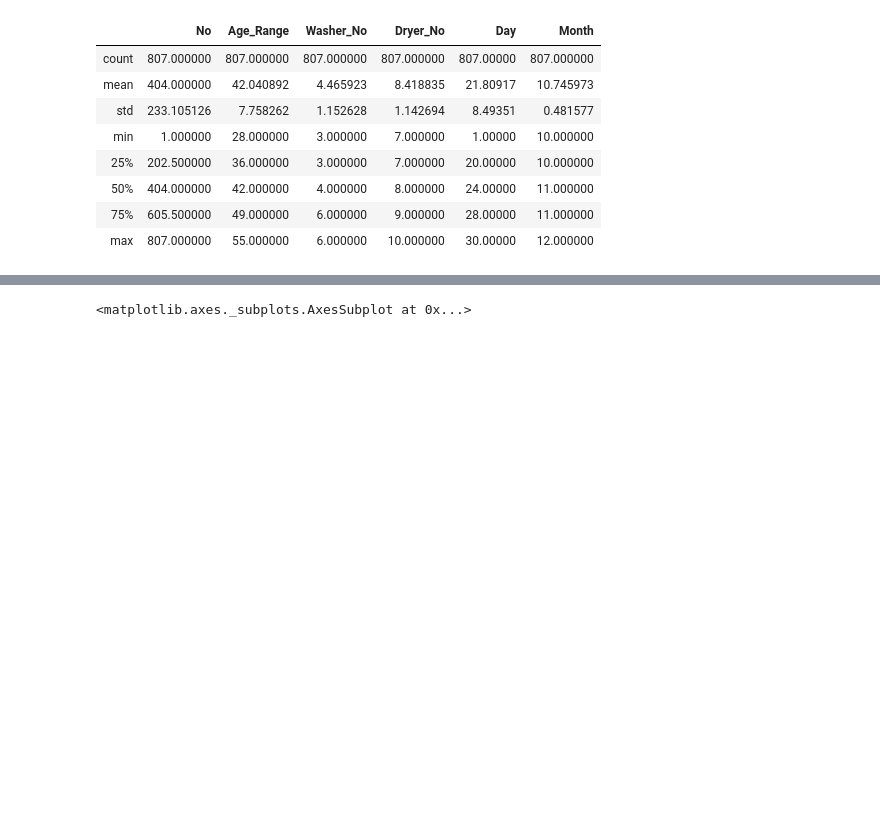
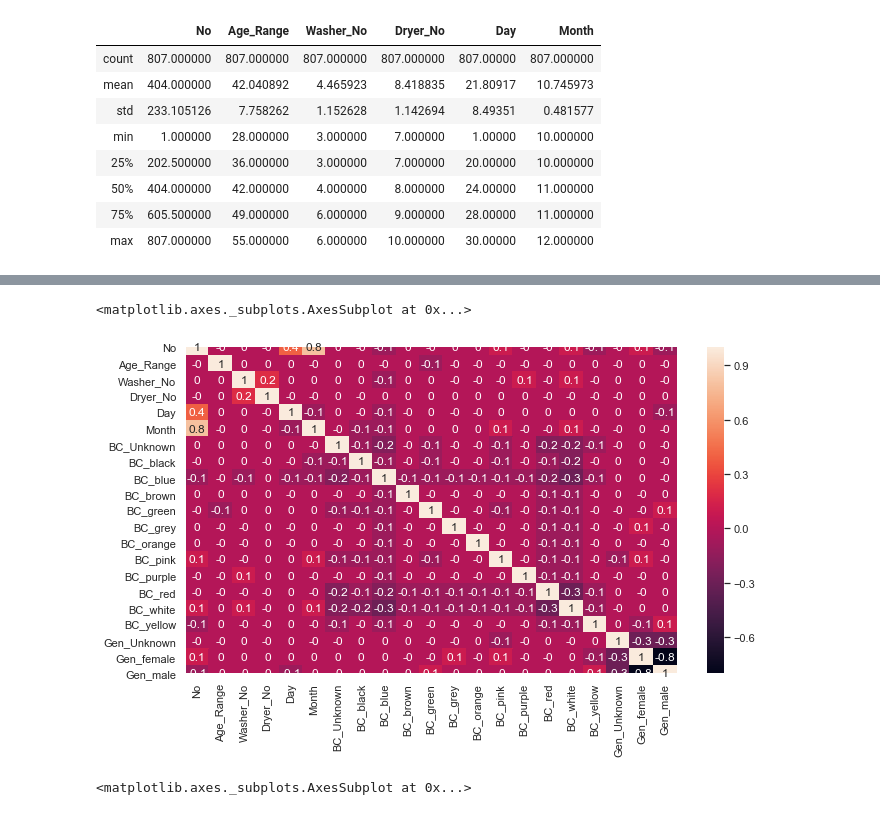
Before and after one commit to CRJoshuaa/Data-Mining-Project, a Jupyter notebook: Project_Amiera.ipynb, the cells around one changed output, grey strips where cells are left out. Saved outputs shown, nothing was run; the diff lists cells and outputs as text; code cells hidden in the pictures; blank space fills up the shorter version.

Commit message:
correlation

```diff
--- a/Project_Amiera.ipynb
+++ b/Project_Amiera.ipynb
@@ -145,0 +159,9 @@ sns.heatmap(c, vmax=.8, square=True, annot=True, fmt='.2f', annot_kws={'size':15
+# %%
+df_oneHot = pd.get_dummies(df, prefix='BC', columns=['Basket_colour'])
+df_oneHot1 = pd.get_dummies(df_oneHot, prefix='Gen', columns=['Gender'])
+df_oneHot2 = pd.get_dummies(df_oneHot1, prefix='Att', columns=['Attire'])
+df_oneHot3 = pd.get_dummies(df_oneHot2, prefix='Wash', columns=['Washer_No'])
+df_oneHot4 = pd.get_dummies(df_oneHot3, prefix='Dry', columns=['Dryer_No'])
+
+#df_oneHot
+df_oneHot4.info()
@@ -146,3 +186,12 @@ sns.heatmap(c, vmax=.8, square=True, annot=True, fmt='.2f', annot_kws={'size':15
+# %%
+sns.set(rc={'figure.figsize':(11,6)})
+#correlation matrix
+correlation_matrix = df_oneHot1.iloc[:,:].corr().round(1)
+
+sns.heatmap(data=correlation_matrix, annot=True)
+# %% [output]
+<matplotlib.axes._subplots.AxesSubplot at 0x...>
+[figure, added]
 # %%
 df.boxplot('Age_Range','Basket_colour',rot = 30,figsize=(5,6))
 # %% [output]
```
Also changed, not shown: parts of 4 cells of this notebook.
